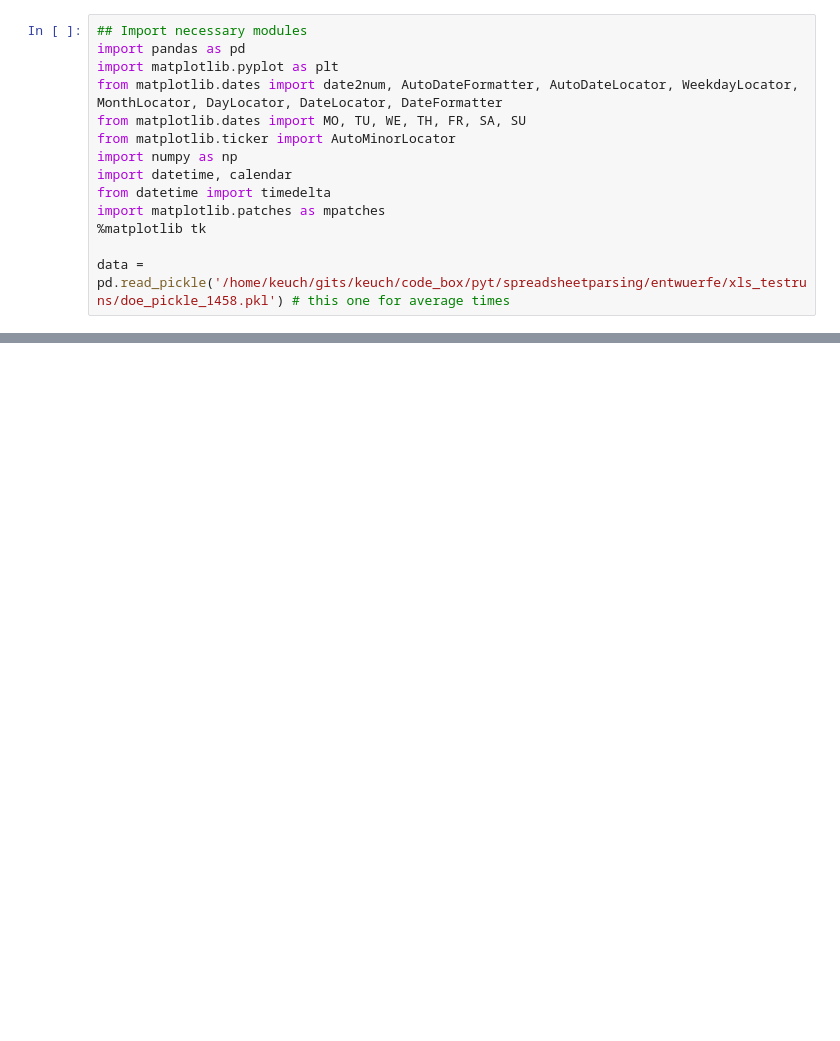
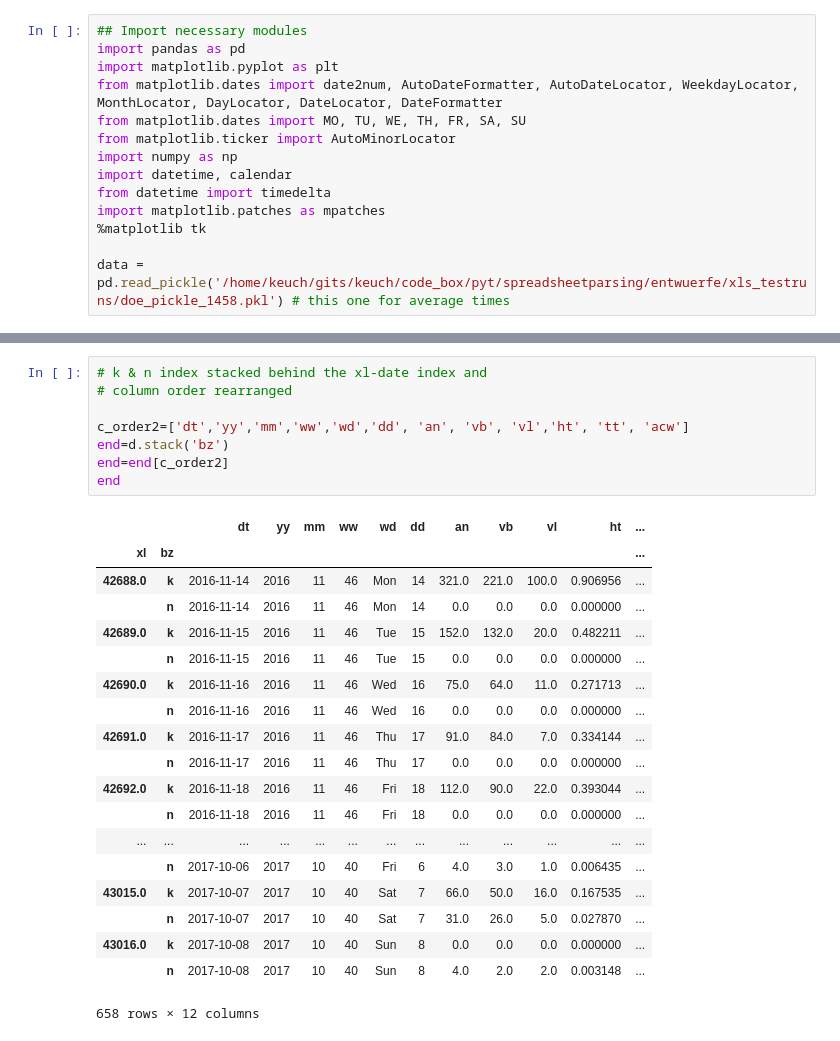
Before and after one commit to gestos/keuch, a Jupyter notebook: code_box/pyt/spreadsheetparsing/decently_indexed_frame.ipynb, the cells around one changed output, grey strips where cells are left out. Drawn from its saved outputs; the diff is of its cells as text; blank space fills up the shorter version.

```diff
--- a/code_box/pyt/spreadsheetparsing/decently_indexed_frame.ipynb
+++ b/code_box/pyt/spreadsheetparsing/decently_indexed_frame.ipynb
@@ -120,0 +89,28 @@ FrozenList([[2016-11-14, 2016-11-15, 2016-11-16, 2016-11-17, 2016-11-18, 2016-11
+# %%
+# k & n index stacked behind the xl-date index and
+# column order rearranged
+
+c_order2=['dt','yy','mm','ww','wd','dd', 'an', 'vb', 'vl','ht', 'tt', 'acw']
+end=d.stack('bz')
+end=end[c_order2]
+end
+# %% [output]
+|  |  | dt | yy | mm | ww | wd | dd | an | vb | vl | ht | ... |
+| xl | bz |  |  |  |  |  |  |  |  |  |  | ... |
+| 42688.0 | k | 2016-11-14 | 2016 | 11 | 46 | Mon | 14 | 321.0 | 221.0 | 100.0 | 0.906956 | ... |
+|  | n | 2016-11-14 | 2016 | 11 | 46 | Mon | 14 | 0.0 | 0.0 | 0.0 | 0.000000 | ... |
+| 42689.0 | k | 2016-11-15 | 2016 | 11 | 46 | Tue | 15 | 152.0 | 132.0 | 20.0 | 0.482211 | ... |
+|  | n | 2016-11-15 | 2016 | 11 | 46 | Tue | 15 | 0.0 | 0.0 | 0.0 | 0.000000 | ... |
+| 42690.0 | k | 2016-11-16 | 2016 | 11 | 46 | Wed | 16 | 75.0 | 64.0 | 11.0 | 0.271713 | ... |
+|  | n | 2016-11-16 | 2016 | 11 | 46 | Wed | 16 | 0.0 | 0.0 | 0.0 | 0.000000 | ... |
+| 42691.0 | k | 2016-11-17 | 2016 | 11 | 46 | Thu | 17 | 91.0 | 84.0 | 7.0 | 0.334144 | ... |
+|  | n | 2016-11-17 | 2016 | 11 | 46 | Thu | 17 | 0.0 | 0.0 | 0.0 | 0.000000 | ... |
+| 42692.0 | k | 2016-11-18 | 2016 | 11 | 46 | Fri | 18 | 112.0 | 90.0 | 22.0 | 0.393044 | ... |
+|  | n | 2016-11-18 | 2016 | 11 | 46 | Fri | 18 | 0.0 | 0.0 | 0.0 | 0.000000 | ... |
+| ... | ... | ... | ... | ... | ... | ... | ... | ... | ... | ... | ... | ... |
+|  | n | 2017-10-06 | 2017 | 10 | 40 | Fri | 6 | 4.0 | 3.0 | 1.0 | 0.006435 | ... |
+| 43015.0 | k | 2017-10-07 | 2017 | 10 | 40 | Sat | 7 | 66.0 | 50.0 | 16.0 | 0.167535 | ... |
+|  | n | 2017-10-07 | 2017 | 10 | 40 | Sat | 7 | 31.0 | 26.0 | 5.0 | 0.027870 | ... |
+| 43016.0 | k | 2017-10-08 | 2017 | 10 | 40 | Sun | 8 | 0.0 | 0.0 | 0.0 | 0.000000 | ... |
+|  | n | 2017-10-08 | 2017 | 10 | 40 | Sun | 8 | 4.0 | 2.0 | 2.0 | 0.003148 | ... |
+658 rows × 12 columns
```
Also changed, not shown: parts of 16 cells of this notebook.
